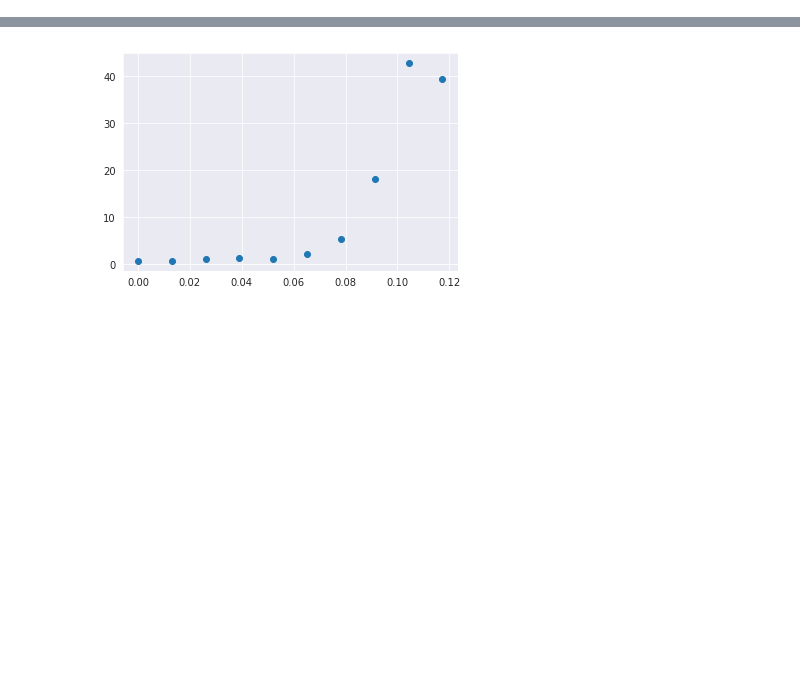
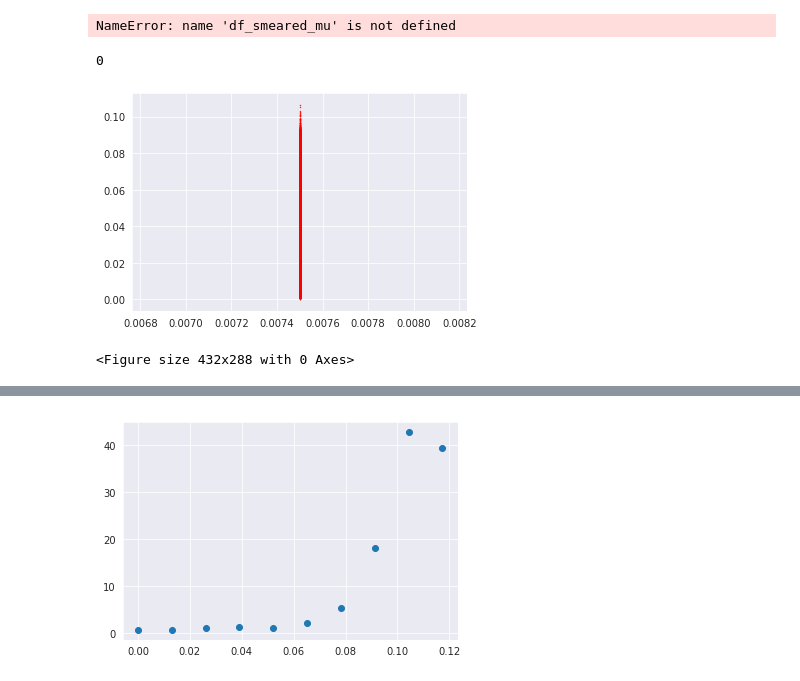
Before and after one commit to ilyakudrov/eigenvalues, a Jupyter notebook: code/python/eigen_density.ipynb, the cells around one changed output, grey strips where cells are left out. Cells and saved outputs as stored; diff of their text form; code cells hidden in the pictures; blank space fills up the shorter version.

```diff
--- a/code/python/eigen_density.ipynb
+++ b/code/python/eigen_density.ipynb
@@ -71,6 +71,14 @@ def group_complex(data, arr): # arr means 'mu' or 'T'
     res_im = []
     data.groupby(arr).apply(find_complex, res_re, res_im)
     return res_re, res_im
+# %%
+res_re, res_im = group_complex(df_smeared_mu, 'mu')
+#print(res_im)
+for i in range(len(res_re)):
+    if res_re[0][i] < 0.001:
+        print(res_re[i], i)
+# %% [output]
+NameError: name 'df_smeared_mu' is not defined
 # %%
 def draw_density(data, arr):
     res = group_module(data, arr)
@@ -83,4 +97,10 @@ def draw_complex(data, arr):
         plt.scatter(res_re[i], res_im[i], color='red', s = 0.2)
         plt.show()
         plt.clf()
+# %%
+draw_complex(df_smeared_mu, 'mu')
+# %% [output]
+0
+[figure, added]
+<Figure size 432x288 with 0 Axes>
 # %%
```
Also changed, not shown: parts of 10 cells of this notebook, 2 other files.
